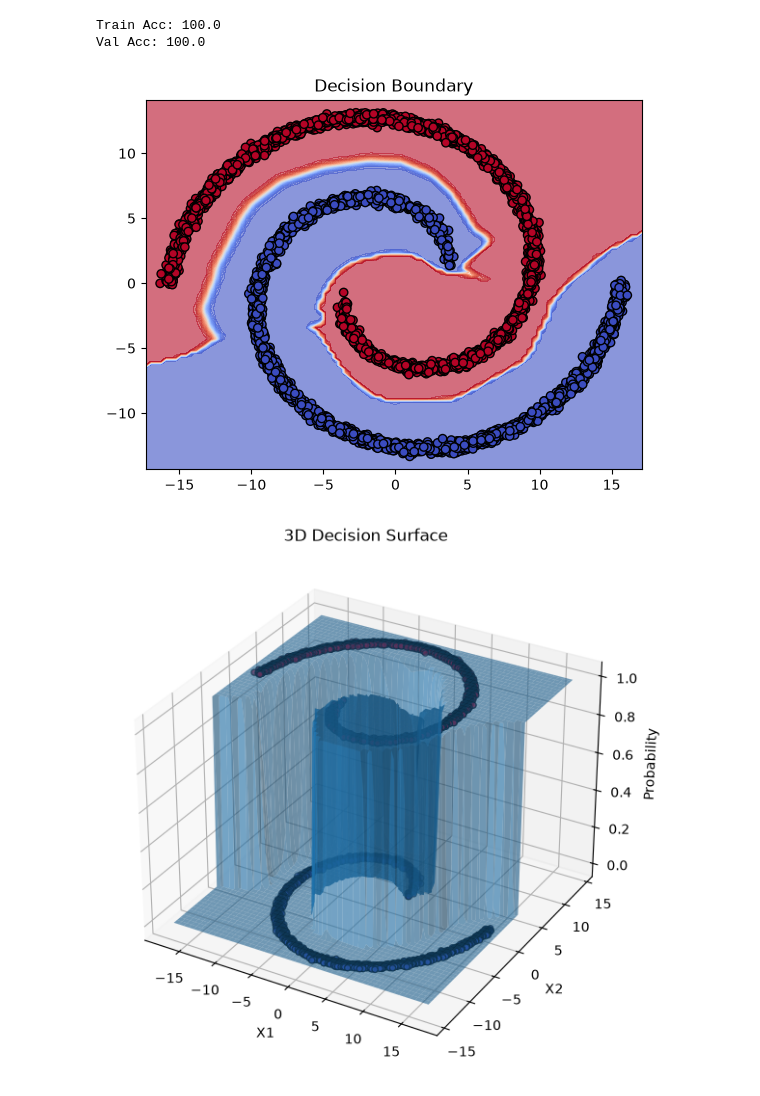
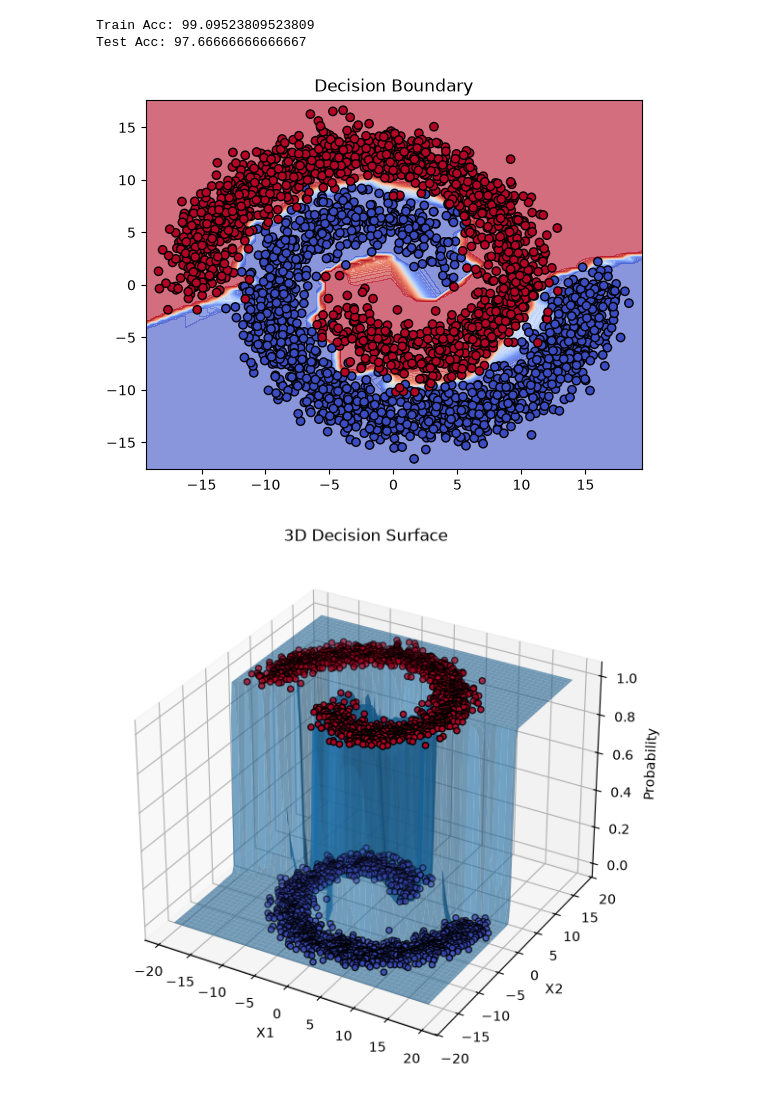
Before and after one commit to acsuthar2006-ctrl/NN_From_PyTorch, a Jupyter notebook: torch_practices.ipynb, the cells around one changed output. Drawn from its saved outputs; the diff is of its cells as text; code cells hidden in the pictures.

Commit message:
Add more noise in the dataset and fix the train_loader bug.

```diff
--- a/torch_practices.ipynb
+++ b/torch_practices.ipynb
@@ -63,11 +56,13 @@ X = torch.tensor(X, dtype=torch.float32)
 y = torch.tensor(y.reshape(-1, 1), dtype=torch.float32)
 # %%
 X_train, X_test, y_train, y_test = train_test_split(
-    X, y, test_size=0.2, random_state=42
+    X, y, test_size=0.3, random_state=42
 )
 
 train_dataset = TensorDataset(X_train, y_train)
 test_dataset = TensorDataset(X_test, y_test)
 
-train_loader = DataLoader(train_dataset, batch_size=32, shuffle=True)
-test_loader = DataLoader(train_dataset, batch_size=32)
+train_loader = DataLoader(train_dataset, batch_size=256, shuffle=True)
+test_loader = DataLoader(test_dataset, batch_size=256)
+
+len(train_loader)
@@ -74,14 +71,18 @@ test_loader = DataLoader(train_dataset, batch_size=32)
 # %%
-model = MyNerualNet(10,[2,16,1])
+model = MyNeuralNet(7,[2,16,1])
+model.to(device)
 criterion = nn.BCEWithLogitsLoss()
-optimizer = torch.optim.Adam(model.parameters(), lr=0.01)
-epochs = 100
+optimizer = torch.optim.Adam(model.parameters(), lr=0.005)
+epochs = 2000
 
 for epoch in range(epochs):
     model.train()
     train_loss = 0
 
     for batch_X, batch_y in train_loader:
+        batch_X = batch_X.to(device)
+        batch_y = batch_y.to(device)
+
         optimizer.zero_grad()
         outputs = model(batch_X)
         loss = criterion(outputs, batch_y)
@@ -128,10 +145,10 @@ def evaluate(loader):
     return correct / total
 
 print("Train Acc:", evaluate(train_loader) * 100)
-print("Val Acc:", evaluate(test_loader) * 100)
+print("Test Acc:", evaluate(test_loader) * 100)
 # %% [output]
-Train Acc: 100.0
-Val Acc: 100.0
+Train Acc: 99.09523809523809
+Test Acc: 97.66666666666667
 # %%
 def plot_decision_boundary(model, X, y):
     model.eval()
@@ -145,12 +162,13 @@ def plot_decision_boundary(model, X, y):
     )
 
     grid = torch.tensor(np.c_[xx.ravel(), yy.ravel()], dtype=torch.float32)
+    grid = grid.to(device)
 
     with torch.no_grad():
         logits = model(grid)
         probs = torch.sigmoid(logits)
 
-    Z = probs.reshape(xx.shape).numpy()
+    Z = probs.cpu().reshape(xx.shape).numpy()
 
     plt.contourf(xx, yy, Z, levels=50, cmap="coolwarm", alpha=0.6)
     plt.scatter(X[:,0], X[:,1], c=y.squeeze(), cmap="coolwarm", edgecolors='k')
@@ -170,13 +188,14 @@ def plot_3d_surface(model, X, y):
     )
 
     grid = torch.tensor(np.c_[xx.ravel(), yy.ravel()], dtype=torch.float32)
+    grid = grid.to(device)
 
     # Get predictions
     with torch.no_grad():
         logits = model(grid)
         probs = torch.sigmoid(logits)
 
-    Z = probs.reshape(xx.shape).numpy()
+    Z = probs.cpu().reshape(xx.shape).numpy()
 
     # Plot
     fig = plt.figure(figsize=(10, 7))
@@ -197,8 +216,8 @@ def plot_3d_surface(model, X, y):
 
     plt.show()
 # %%
-plot_decision_boundary(model, X.numpy(), y.numpy())
-plot_3d_surface(model, X.numpy(), y.numpy())
+plot_decision_boundary(model, X.cpu().numpy(), y.cpu().numpy())
+plot_3d_surface(model, X.cpu().numpy(), y.cpu().numpy())
 # %% [output]
-[figure, old version]
+[figure, new version]
-[figure, old version]
+[figure, new version]
```
Also changed, not shown: parts of 7 cells of this notebook.
